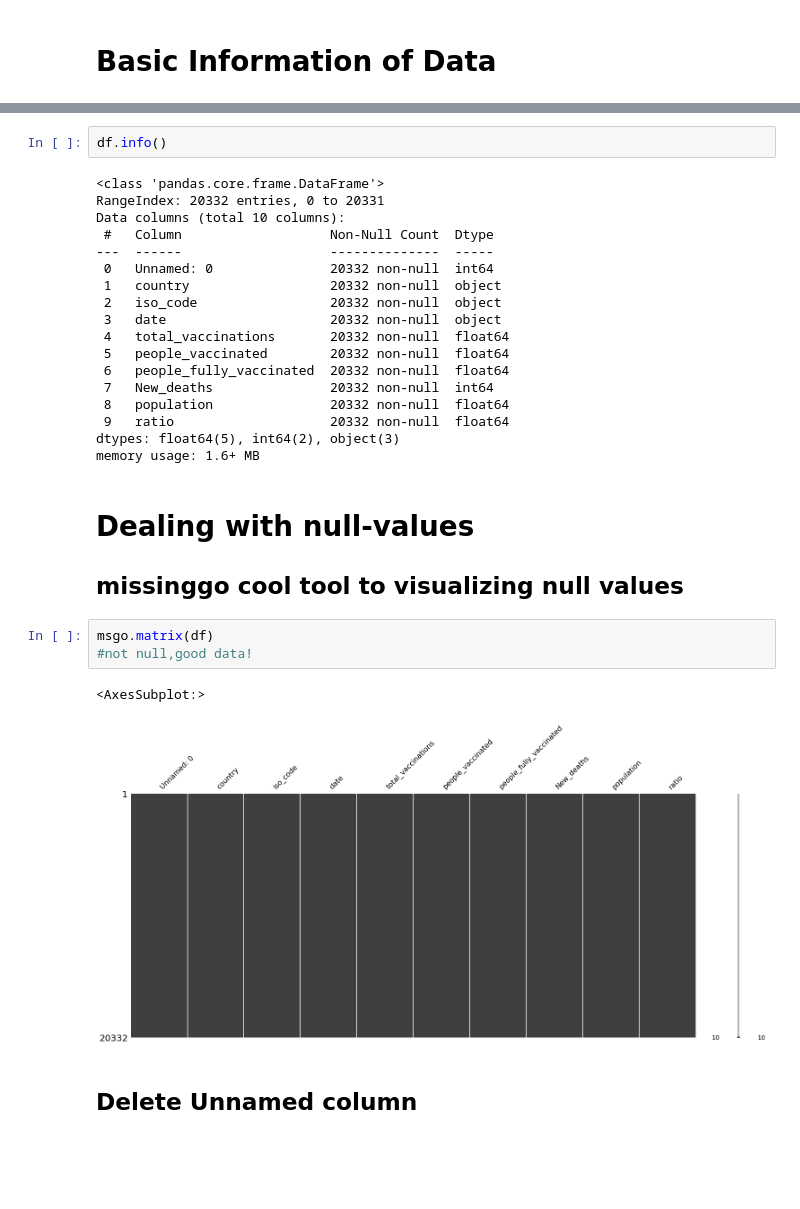
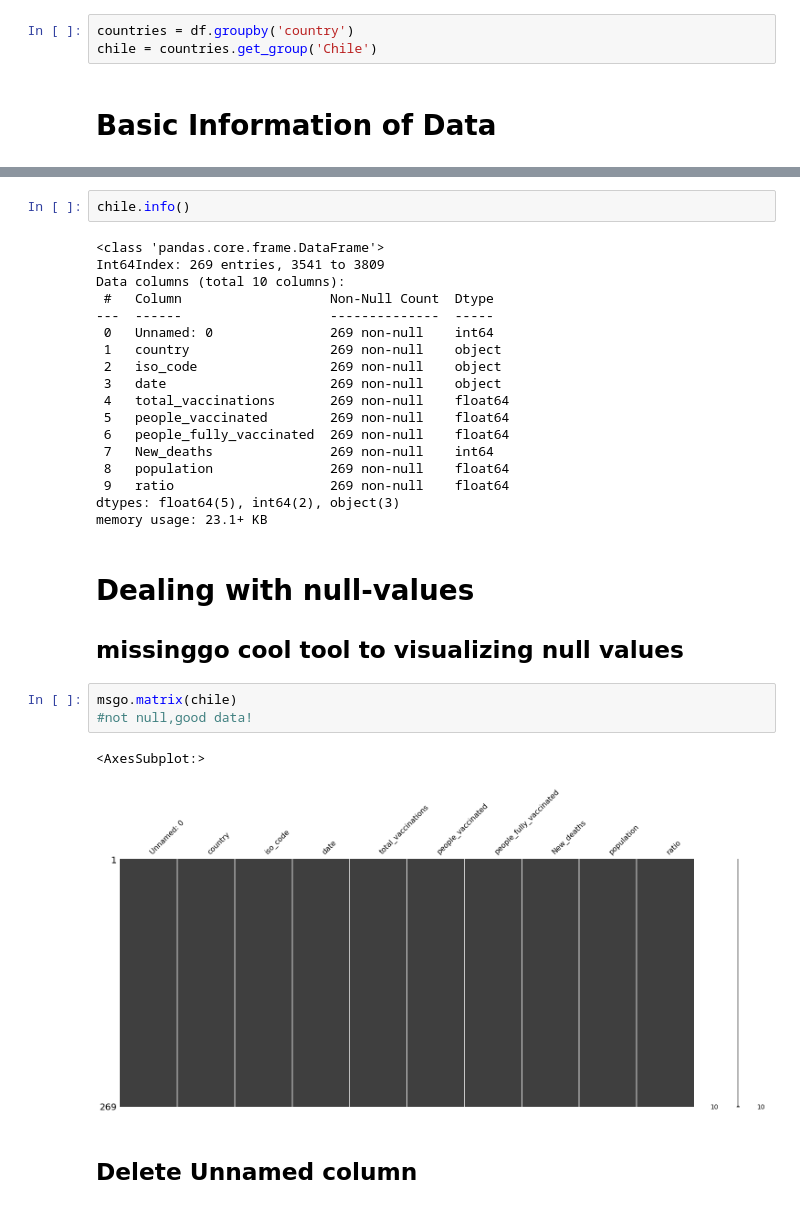
Before and after one commit to ijarpa/ijarpa, a Jupyter notebook: Covid_Chile/liner-regression-vaccination-mortality-analysis.ipynb, the cells around one changed output, grey strips where cells are left out. Saved outputs shown, nothing was run; the diff lists cells and outputs as text; blank space fills up the shorter version.

```diff
--- a/Covid_Chile/liner-regression-vaccination-mortality-analysis.ipynb
+++ b/Covid_Chile/liner-regression-vaccination-mortality-analysis.ipynb
@@ -40,3 +31,6 @@ df.head()
+# %%
+countries = df.groupby('country')
+chile = countries.get_group('Chile')
 # %% [markdown]
 # Basic Information of Data
 # %%
@@ -58,32 +52,32 @@ df.describe()
 # %%
-df.info()
+chile.info()
 # %% [output]
 <class 'pandas.core.frame.DataFrame'>
-RangeIndex: 20332 entries, 0 to 20331
+Int64Index: 269 entries, 3541 to 3809
 Data columns (total 10 columns):
  #   Column                   Non-Null Count  Dtype
 ---  ------                   --------------  -----
- 0   Unnamed: 0               20332 non-null  int64
- 1   country                  20332 non-null  object
- 2   iso_code                 20332 non-null  object
- 3   date                     20332 non-null  object
- 4   total_vaccinations       20332 non-null  float64
- 5   people_vaccinated        20332 non-null  float64
- 6   people_fully_vaccinated  20332 non-null  float64
- 7   New_deaths               20332 non-null  int64
- 8   population               20332 non-null  float64
- 9   ratio                    20332 non-null  float64
+ 0   Unnamed: 0               269 non-null    int64
+ 1   country                  269 non-null    object
+ 2   iso_code                 269 non-null    object
+ 3   date                     269 non-null    object
+ 4   total_vaccinations       269 non-null    float64
+ 5   people_vaccinated        269 non-null    float64
+ 6   people_fully_vaccinated  269 non-null    float64
+ 7   New_deaths               269 non-null    int64
+ 8   population               269 non-null    float64
+ 9   ratio                    269 non-null    float64
 dtypes: float64(5), int64(2), object(3)
-memory usage: 1.6+ MB
+memory usage: 23.1+ KB
 # %% [markdown]
 # Dealing with null-values
 ## missinggo cool tool to visualizing null values
 # %%
-msgo.matrix(df)
+msgo.matrix(chile)
 #not null,good data!
 # %% [output]
 <AxesSubplot:>
-[figure, old version]
+[figure, new version]
 # %% [markdown]
 ## Delete Unnamed column
 # %%
```
Also changed, not shown: parts of 27 cells of this notebook.
